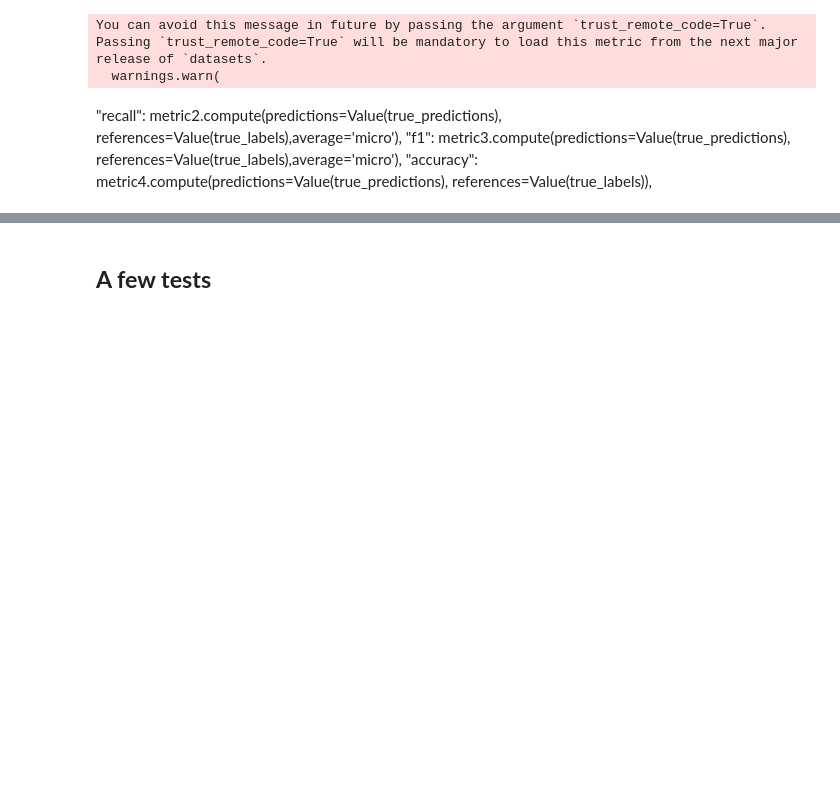
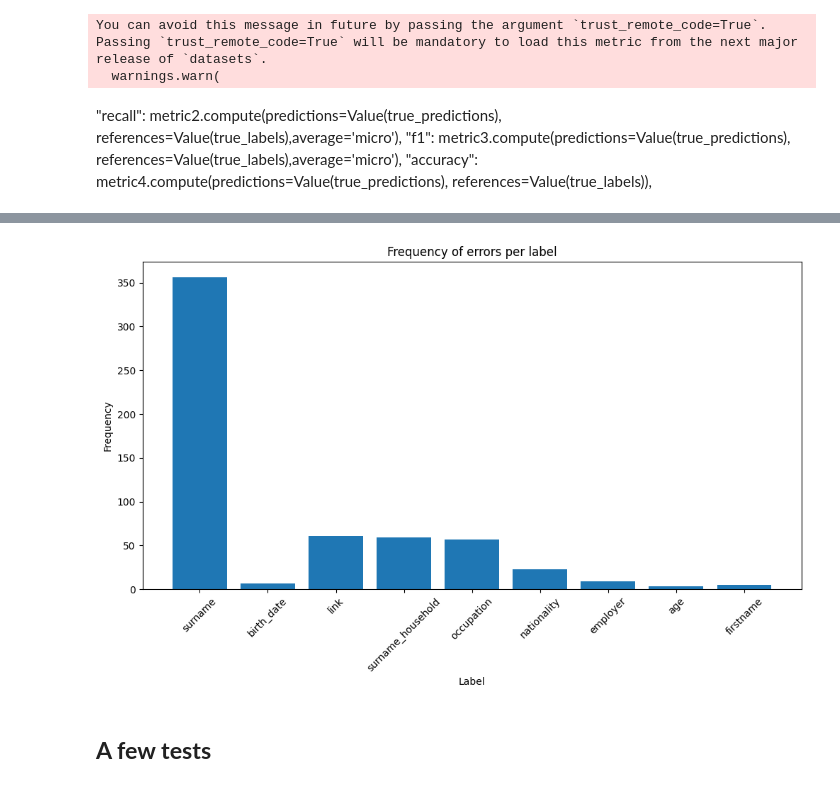
Before and after one commit to Syrinechen/NLP-project, a Jupyter notebook: train.ipynb, the cells around one changed output, grey strips where cells are left out. Saved outputs shown, nothing was run; the diff lists cells and outputs as text; code cells hidden in the pictures; blank space fills up the shorter version.

Commit message:
examin results

```diff
--- a/train.ipynb
+++ b/train.ipynb
@@ -335,0 +419,2 @@ trainer.evaluate()
+# %%
+results=pd.read_csv('results.csv')
@@ -335,0 +437,11 @@ trainer.evaluate()
+# %%
+error_rates=dict()
+for i in range(len(results)):
+  preds=ast.literal_eval(results.loc[i]['predictions'])
+  labels=ast.literal_eval(results.loc[i]['labels'])
+  for j in range(len(preds)):
+    if labels[j]!=preds[j]:
+      if labels[j] not in error_rates.keys():
+        error_rates[labels[j]]=1
+      else:
+        error_rates[labels[j]]=error_rates[labels[j]]+1
@@ -336,3 +460,23 @@ trainer.evaluate()
+# %%
+labels = list(error_rates.keys())
+counts = list(error_rates.values())
+
+# Create a bar plot
+plt.figure(figsize=(12, 6))
+plt.bar(labels, counts)
+
+# Add labels and title
+plt.xlabel('Label')
+plt.ylabel('Frequency')
+plt.title('Frequency of errors per label')
+
+# Rotate x labels for better readability if needed
+plt.xticks(rotation=45)
+
+# Show the plot
+plt.show()
+# %% [output]
+[figure, added]
 # %% [markdown]
 ## **A few tests**
 # %%
```
Also changed, not shown: parts of 15 cells of this notebook, 2 other files.
